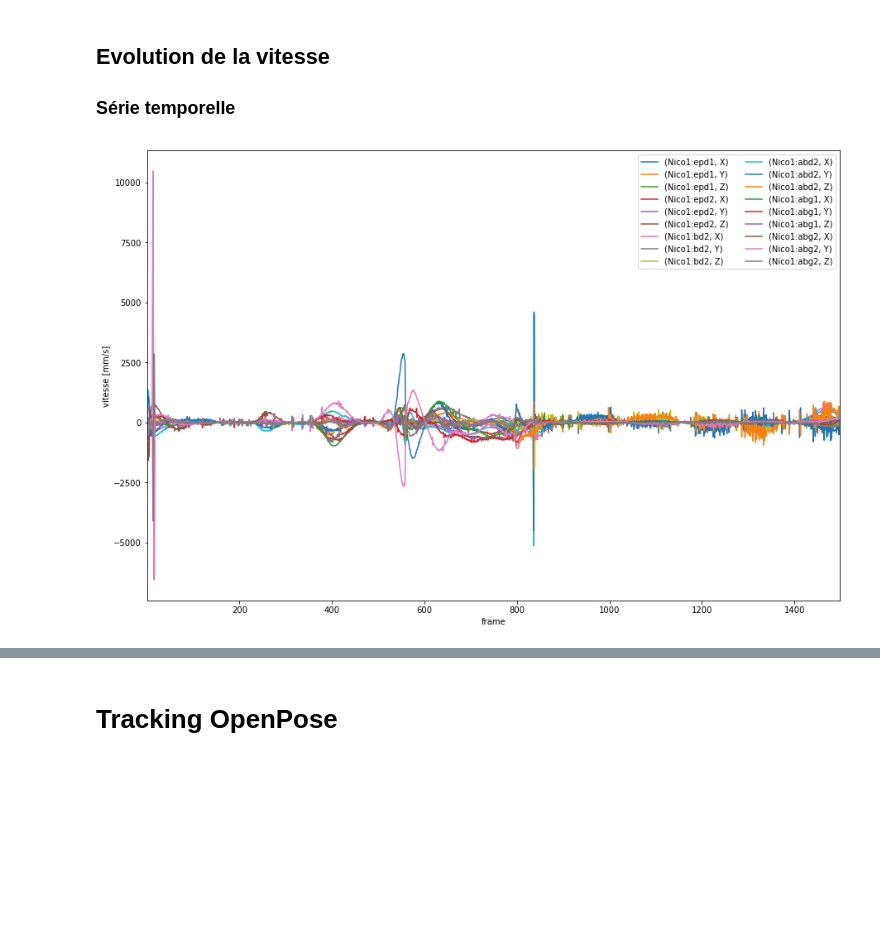
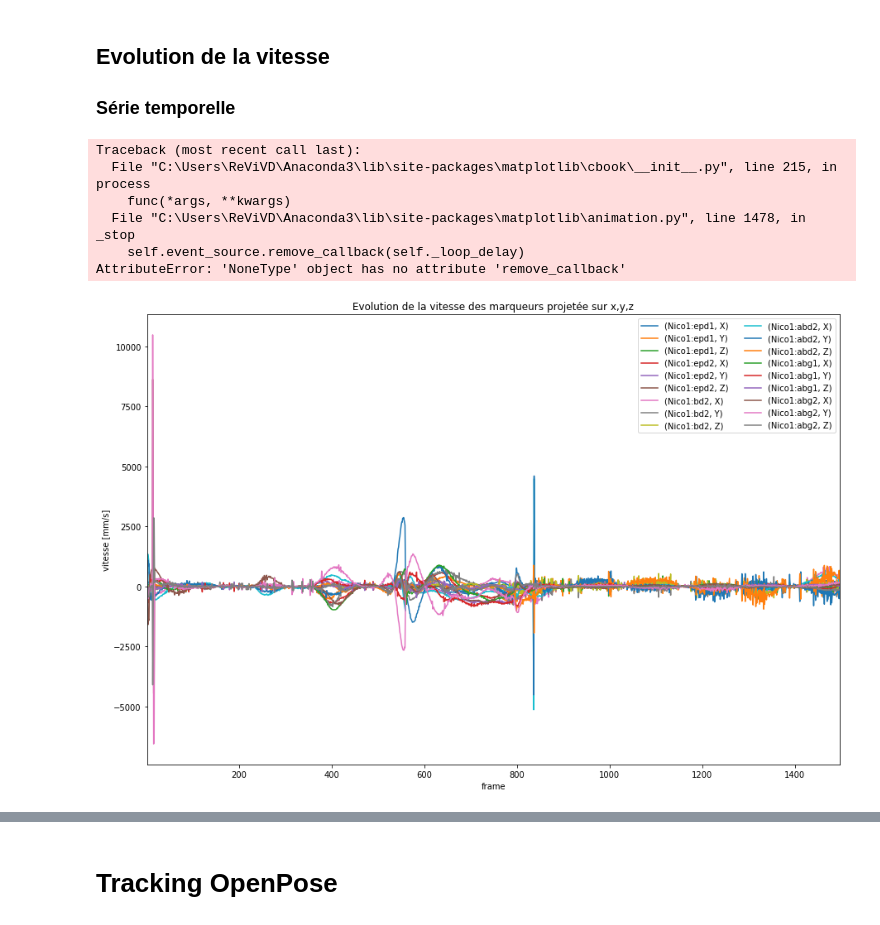
Before and after one commit to AmigoCap/MultiAcqui, a Jupyter notebook: 211019_NicoGabin_carre/01-Comparaison_Mocap_OpenPose_Square.ipynb, the cells around one changed output, grey strips where cells are left out. Cells and saved outputs as stored; diff of their text form; code cells hidden in the pictures; blank space fills up the shorter version.

```diff
--- a/211019_NicoGabin_carre/01-Comparaison_Mocap_OpenPose_Square.ipynb
+++ b/211019_NicoGabin_carre/01-Comparaison_Mocap_OpenPose_Square.ipynb
@@ -84,16 +92,18 @@ ev_3D_marker_mocap('Nico1:abd2')
 ### Evolution des coordonnées
 On peut afficher l'évolution des différentes coordonnées de chaque marqueur. Ceci est notamment utile pour repérer la frame à laquelle nous avons fait un clap.
 # %%
-def evolution_coord_mocap(data,segments='all'):
+%matplotlib inline
+def dataframe_plot(data,segments='all',start=0,end=-1,title='Evolution temporelle',xlabel='frame',ylabel=None):
     fig, ax = plt.subplots()
     if segments=='all':
-        data.plot(figsize=(15,10),ax=ax)
+        data.iloc[start:end].plot(figsize=(15,10),ax=ax)
     else :
-        data.plot(y=segments,figsize=(15,10),ax=ax)
+        data.iloc[start:end].plot(y=segments,figsize=(15,10),ax=ax)
     ax.legend(ncol=2)
-    plt.xlabel('frame')
-    plt.ylabel('coordonnée [mm]')
+    plt.xlabel(xlabel)
+    plt.ylabel(ylabel)
+    plt.title(title)
     plt.show()
 
-evolution_coord_mocap(mocap_data)
+dataframe_plot(mocap_data,ylabel='position en mm',title='Evolution temporelle des coordonnées de chaque marqueur')
 # %% [output]
@@ -168,36 +176,38 @@ AttributeError: 'NoneType' object has no attribute 'remove_callback'
 ### Série temporelle
 # %%
 import numpy as np
-def coord_vitesse_mocap(df,fps):
+def derivee(df,fps):
+    "renvoie un dataframe contenant la dérivée projetée sur x,y,z pour chaque segment"
     df2=(df.shift(1)-df)*fps
     df2=df2.fillna(0)
     return df2
 
-def apply_norm_vitesse(row,header):
-    return(np.sqrt(row[header]['X']**2+row[header]['Y']**2+row[header]['Z']**2))
+def apply_norm(row,header):
+    coord=row.index.get_level_values(1).unique()
+    norm=0
+    for c in coord:
+        norm+=row[header][c]**2
+    return(np.sqrt(norm))
 
-def norm_vitesse_mocap(df):
+def norm_dataframe(df):
+    "renvoie un dataframe avec la norme des colonnes x,y,z."
     headers=df.columns.get_level_values(level=0).unique()
     df2=pd.DataFrame(columns=headers)
     for header in headers:
-        df2[header]=df.apply(apply_norm_vitesse,header=header,axis=1)
+        df2[header]=df.apply(apply_norm,header=header,axis=1)
     return(df2)
 
 
-mocap_coord_v=coord_vitesse_mocap(mocap_data,100)
-mocap_v=norm_vitesse_mocap(mocap_coord_v)
+mocap_coord_v=derivee(mocap_data,100)
+mocap_v=norm_dataframe(mocap_coord_v)
-# %%
-def evolution_norm_v(data,segments='all'):
-    fig, ax = plt.subplots()
-    if segments=='all':
-        data.plot(figsize=(15,10),ax=ax)
-    else :
-        data.plot(y=segments,figsize=(15,10),ax=ax)
-    ax.legend(ncol=2)
-    plt.xlabel('frame')
-    plt.ylabel('vitesse [mm/s]')
-    plt.show()
-
-evolution_norm_v(mocap_coord_v)
-# %% [output]
-[figure, removed]
+# %%
+%matplotlib inline
+dataframe_plot(mocap_coord_v,ylabel='vitesse [mm/s]',title='Evolution de la vitesse des marqueurs projetée sur x,y,z')
+# %% [output]
+Traceback (most recent call last):
+  File "C:\Users\ReViVD\Anaconda3\lib\site-packages\matplotlib\cbook\__init__.py", line 215, in process
+    func(*args, **kwargs)
+  File "C:\Users\ReViVD\Anaconda3\lib\site-packages\matplotlib\animation.py", line 1478, in _stop
+    self.event_source.remove_callback(self._loop_delay)
+AttributeError: 'NoneType' object has no attribute 'remove_callback'
+[figure, added]
```
Also changed, not shown: parts of 23 cells of this notebook.
